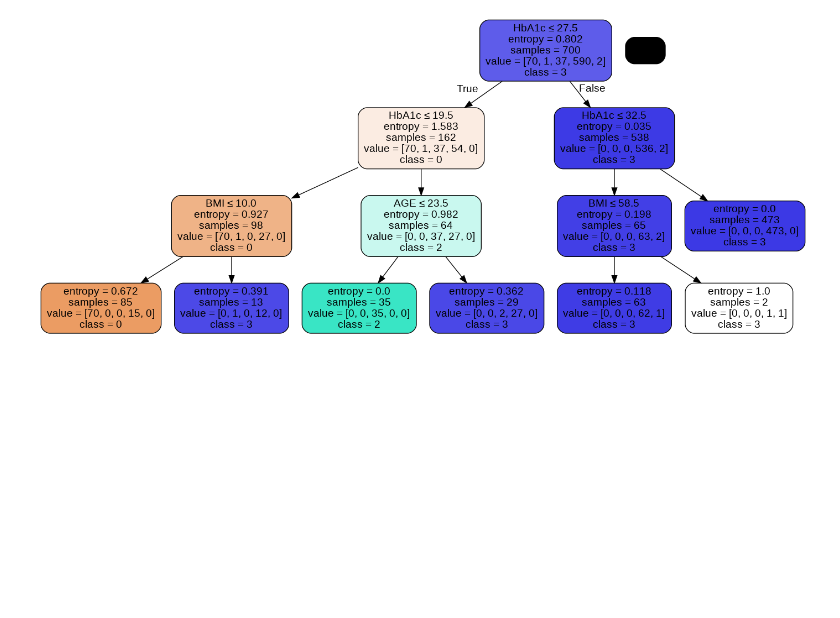
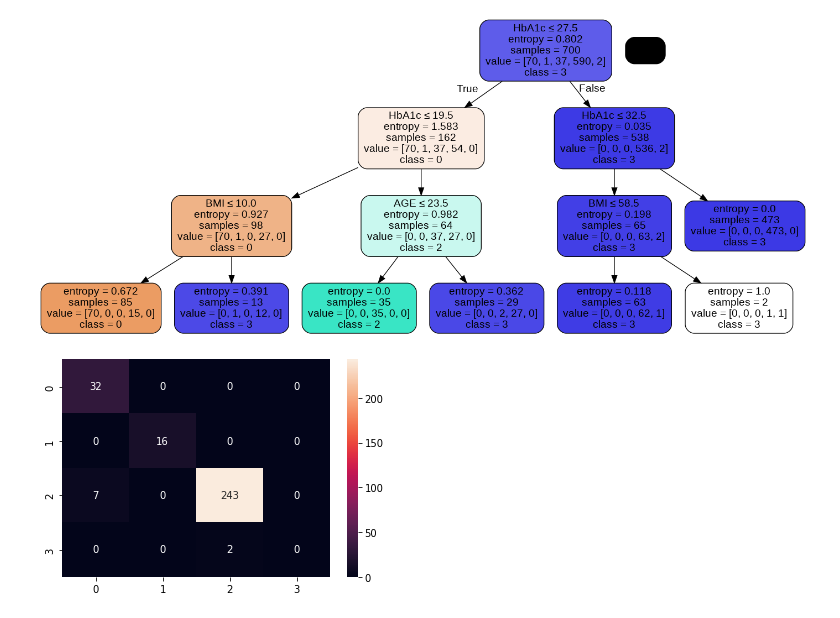
Before and after one commit to Dyllnrz/DyllanRaza_Laboratorio1, a Jupyter notebook: NRC_6292_DyllanRaza_Lab1Unidad2.ipynb, the cells around one changed output. Drawn from its saved outputs; the diff is of its cells as text; code cells hidden in the pictures; blank space fills up the shorter version.

```diff
--- a/NRC_6292_DyllanRaza_Lab1Unidad2.ipynb
+++ b/NRC_6292_DyllanRaza_Lab1Unidad2.ipynb
@@ -191,3 +194,9 @@ Image(graph.create_png())
 # %% [output]
 Gráfico del árbol entrenado con menor cantidad de ramas
 [figure]
+# %%
+Matrix = confusion_matrix(y_test, y_pred)
+sn.heatmap(Matrix, annot=True, fmt= 'd')
+plt.show()
+# %% [output]
+[figure, added]
```
Also changed, not shown: parts of 4 cells of this notebook.
